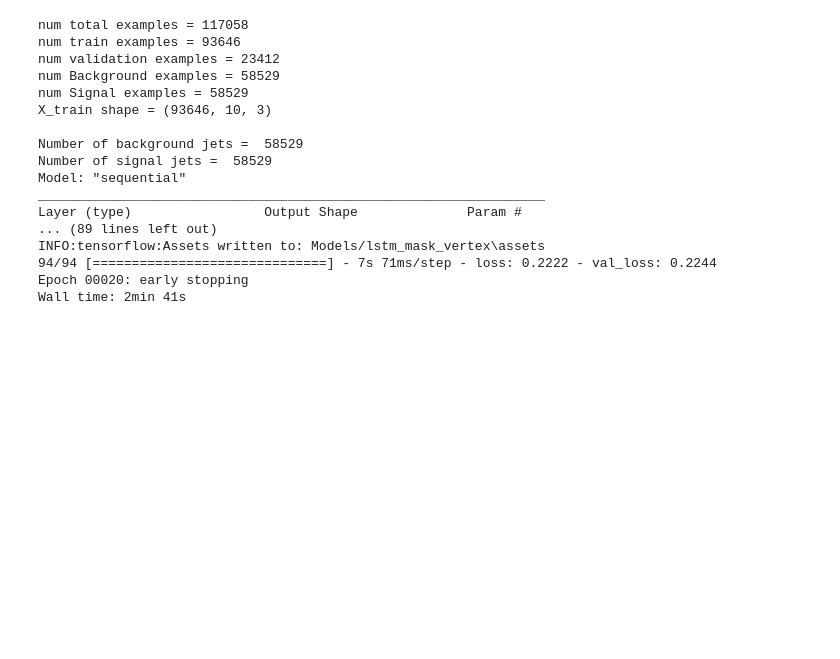
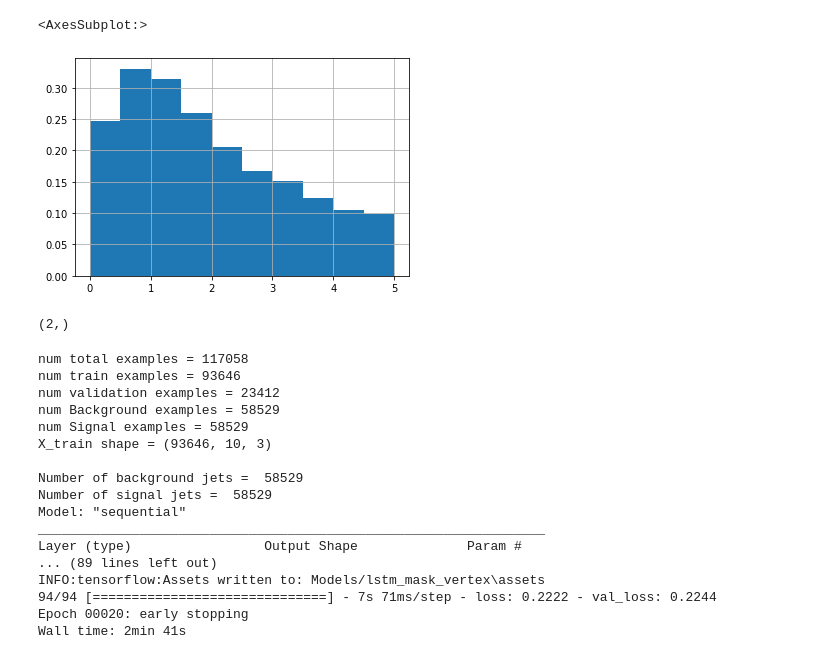
Before and after one commit to noamwunch/displaced_tracks, a Jupyter notebook: Vertex_Level_LSTM.ipynb, the cells around one changed output. Cells and saved outputs as stored; diff of their text form; code cells hidden in the pictures; blank space fills up the shorter version.

```diff
--- a/Vertex_Level_LSTM.ipynb
+++ b/Vertex_Level_LSTM.ipynb
@@ -13,3 +82,13 @@ Wall time: 4.44 s
+# %%
+S["vert1_disp"] = S.vert_disp.map(lambda x: x[0])
+S.vert1_disp.hist(range=[0,5], density=True)
+# %% [output]
+<AxesSubplot:>
+[figure, added]
+# %%
+arr.shape
+# %% [output]
+(2,)
 # %%
 %%time
 # Train NN
```
Also changed, not shown: parts of 6 cells of this notebook, 5 other files.
